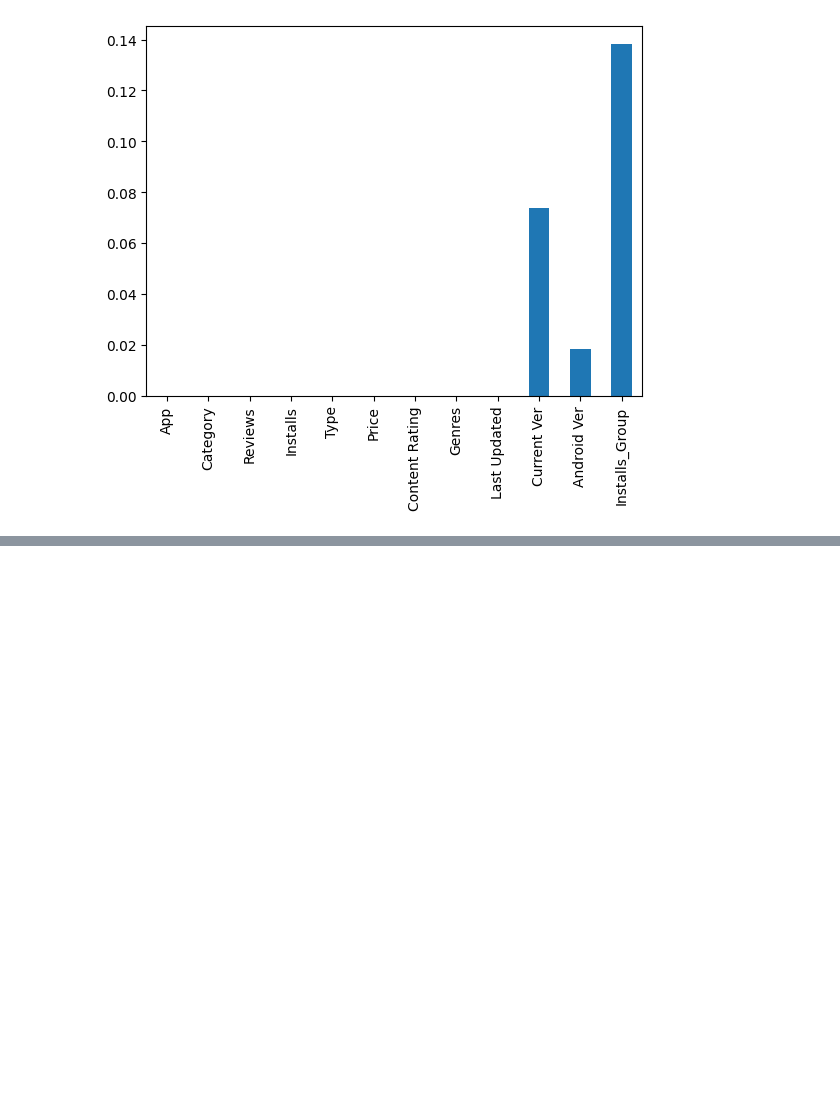
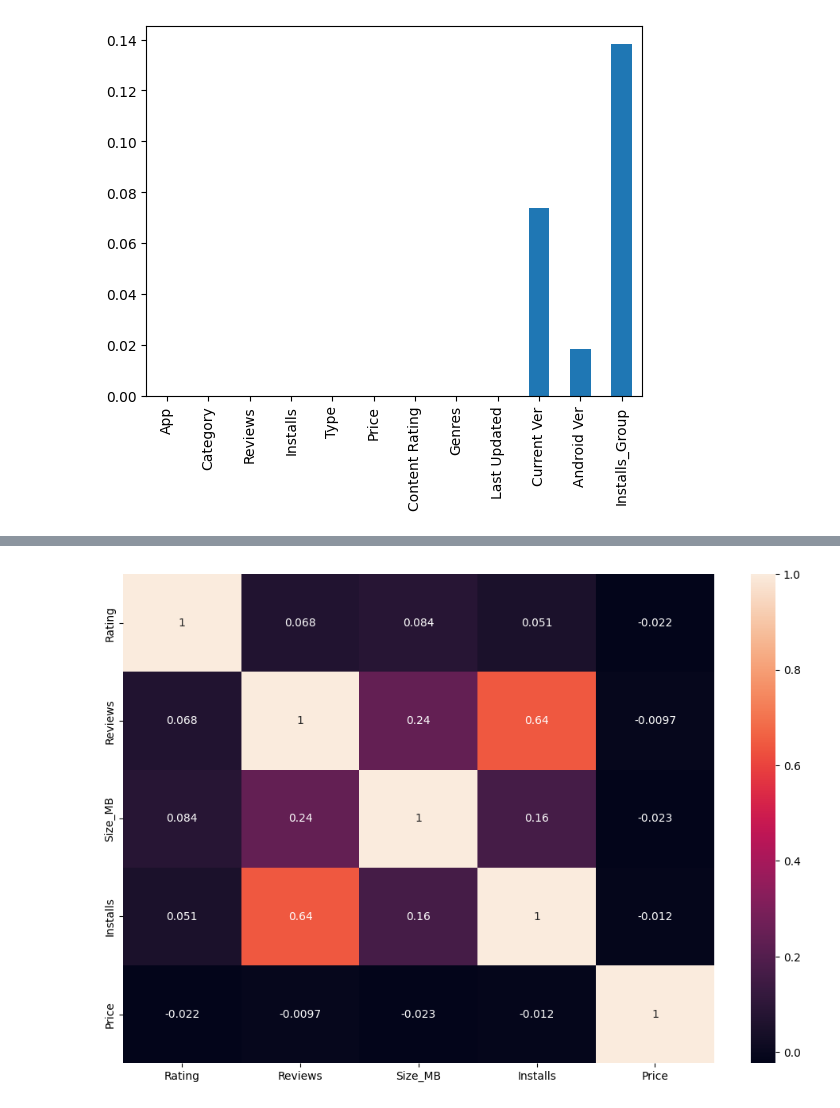
Before and after one commit to mnsair/AI-AND-DS, a Jupyter notebook: Code/dotIPYNB/06_kaggle_google_eda.ipynb, the cells around one changed output, grey strips where cells are left out. Drawn from its saved outputs; the diff is of its cells as text; code cells hidden in the pictures; blank space fills up the shorter version.

```diff
--- a/Code/dotIPYNB/06_kaggle_google_eda.ipynb
+++ b/Code/dotIPYNB/06_kaggle_google_eda.ipynb
@@ -535,0 +577,8 @@ missing_percentage[missing_percentage < 1].plot(kind='bar')
+# %%
+# Make a corelation of Numeric columns and show them in heatmap
+plt.figure(figsize=(12, 8))
+numeric_cols = ['Rating', 'Reviews','Size_MB' ,'Installs','Price' ]
+sns.heatmap(df[numeric_cols].corr(), annot=True)
+plt.show()
+# %% [output]
+[figure, added]
```
Also changed, not shown: parts of 53 cells of this notebook.
